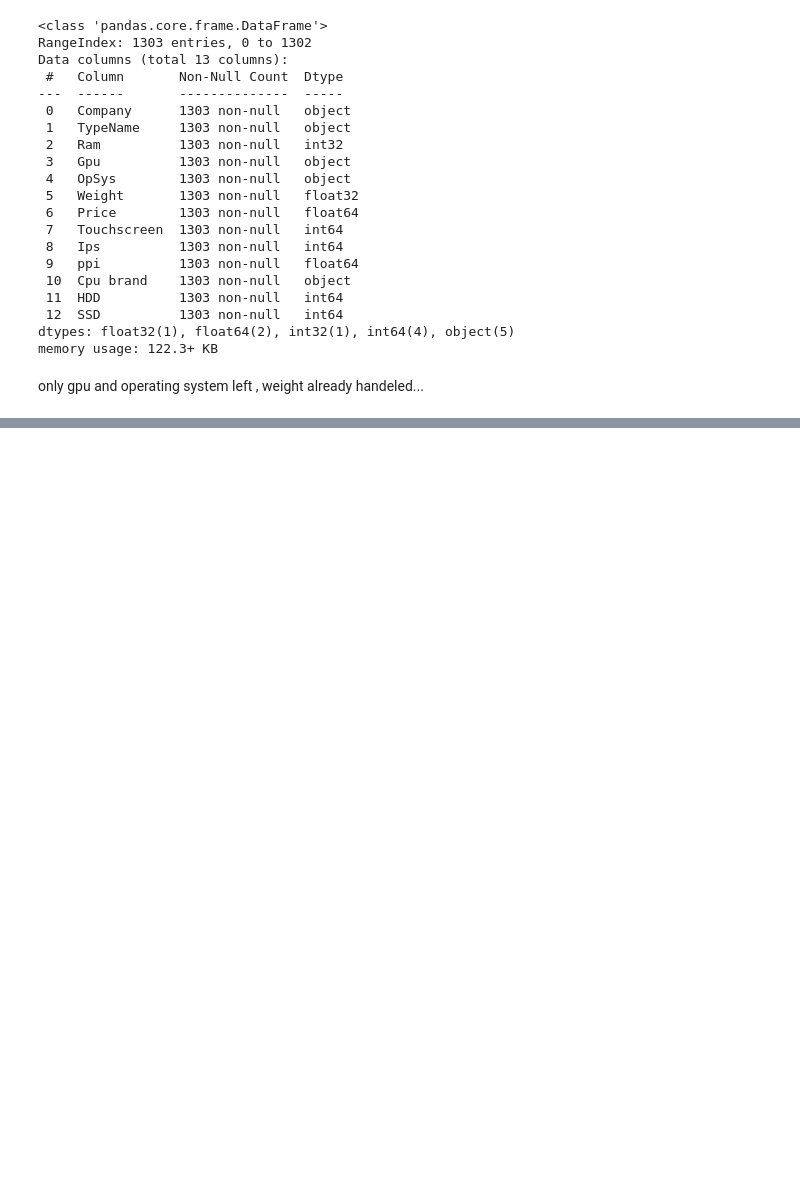
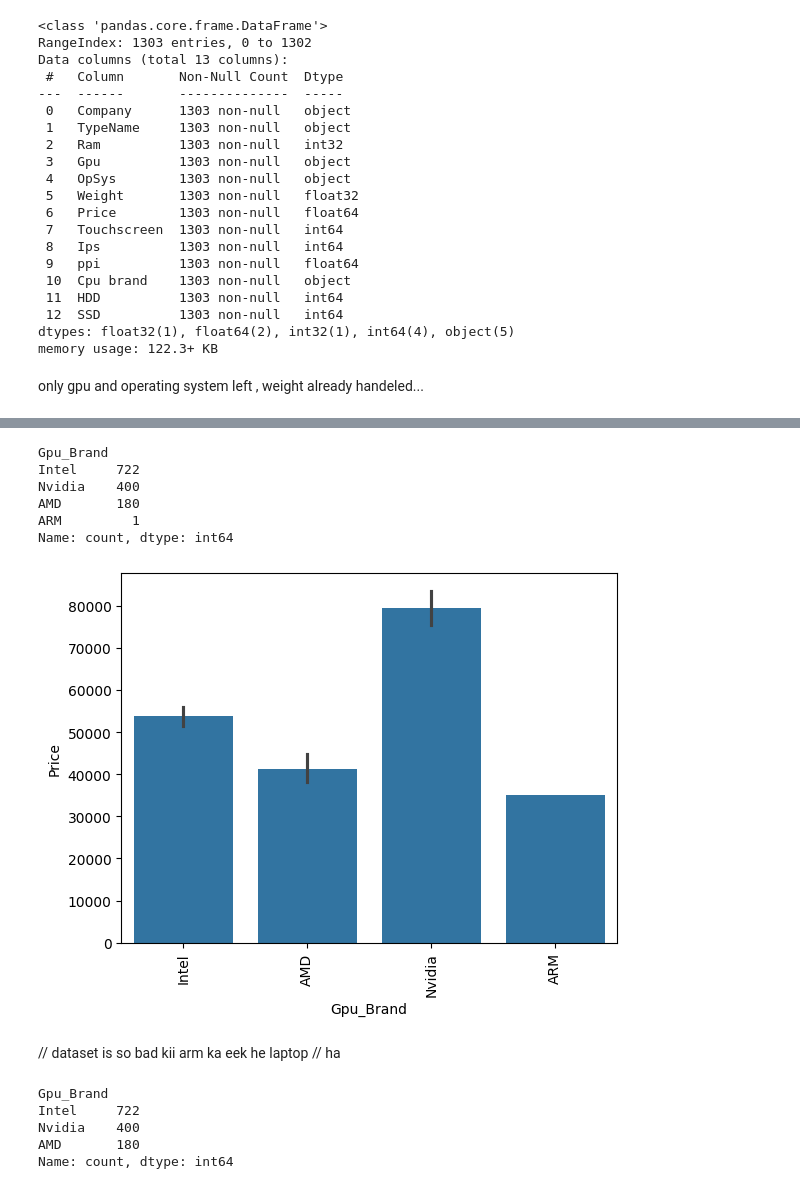
Before and after one commit to Arijit2772-dev/ucs503p-202526odd-bigdawgs, a Jupyter notebook: lpp.ipynb, the cells around one changed output, grey strips where cells are left out. Drawn from its saved outputs; the diff is of its cells as text; code cells hidden in the pictures; blank space fills up the shorter version.

Commit message:
"analysis of every column with price done 9/9/25"

```diff
--- a/lpp.ipynb
+++ b/lpp.ipynb
@@ -1415,0 +1458,2 @@ only gpu and operating system left , weight already handeled...
+# %%
+df['Gpu_Brand'] = df['Gpu'].apply(lambda x : x.split()[0])
@@ -1415,0 +1480,18 @@ only gpu and operating system left , weight already handeled...
+# %%
+df['Gpu_Brand'].value_counts()
+# %% [output]
+Gpu_Brand
+Intel     722
+Nvidia    400
+AMD       180
+ARM         1
+Name: count, dtype: int64
+# %%
+sns.barplot( x = df['Gpu_Brand'] , y = df['Price'])
+plt.xticks(rotation = 'vertical')
+plt.show()
+# %% [output]
+[figure, added]
+# %% [markdown]
+// dataset is so bad kii arm ka eek he laptop
+// ha
@@ -1415,0 +1500,8 @@ only gpu and operating system left , weight already handeled...
+# %%
+df['Gpu_Brand'].value_counts()
+# %% [output]
+Gpu_Brand
+Intel     722
+Nvidia    400
+AMD       180
+Name: count, dtype: int64
```
Also changed, not shown: parts of 49 cells of this notebook.
